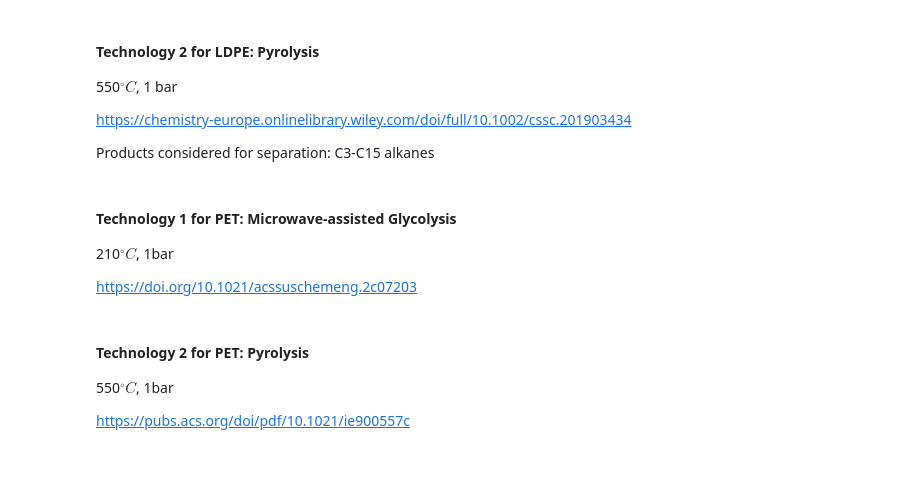
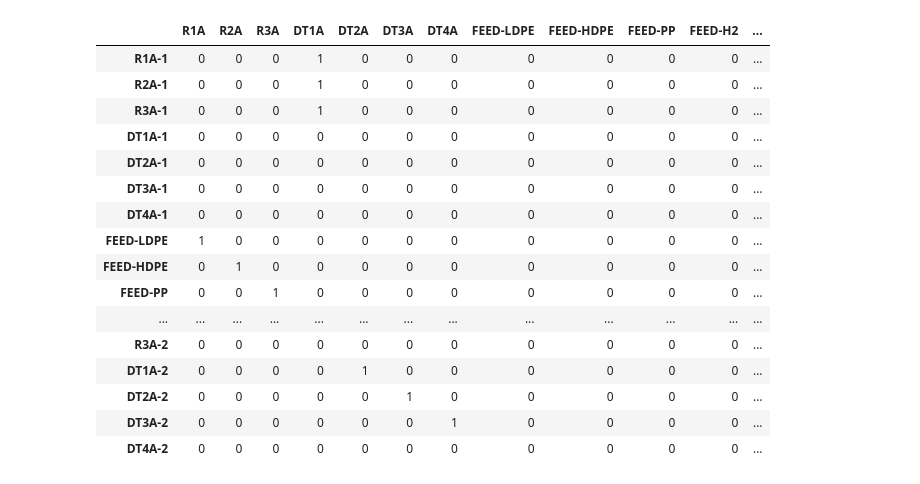
Before and after one commit to ZhifeiYL/Optimization-Notebook, a Jupyter notebook: superstructure/case_study/plastic_technology.ipynb, the cells around one changed output. Cells and saved outputs as stored; diff of their text form; code cells hidden in the pictures.

```diff
--- a/superstructure/case_study/plastic_technology.ipynb
+++ b/superstructure/case_study/plastic_technology.ipynb
@@ -39,20 +0,0 @@ Products considered for separation: C1-C20 alkanes
-# %% [markdown]
-#### Technology 2 for LDPE: Pyrolysis
-
-550$^{\circ}C$, 1 bar
-
-https://chemistry-europe.onlinelibrary.wiley.com/doi/full/10.1002/cssc.201903434
-
-Products considered for separation: C3-C15 alkanes
-# %% [markdown]
-#### Technology 1 for PET: Microwave-assisted Glycolysis
-
-210$^{\circ}C$, 1bar
-
-https://doi.org/10.1021/acssuschemeng.2c07203
-# %% [markdown]
-#### Technology 2 for PET: Pyrolysis
-
-550$^{\circ}C$, 1bar
-
-https://pubs.acs.org/doi/pdf/10.1021/ie900557c
@@ -58,0 +11,21 @@ https://pubs.acs.org/doi/pdf/10.1021/ie900557c
+# %%
+df = pd.read_csv("data/productive.csv", index_col=0)
+df
+# %% [output]
+|  | R1A | R2A | R3A | DT1A | DT2A | DT3A | DT4A | FEED-LDPE | FEED-HDPE | FEED-PP | FEED-H2 | ... |
+| R1A-1 | 0 | 0 | 0 | 1 | 0 | 0 | 0 | 0 | 0 | 0 | 0 | ... |
+| R2A-1 | 0 | 0 | 0 | 1 | 0 | 0 | 0 | 0 | 0 | 0 | 0 | ... |
+| R3A-1 | 0 | 0 | 0 | 1 | 0 | 0 | 0 | 0 | 0 | 0 | 0 | ... |
+| DT1A-1 | 0 | 0 | 0 | 0 | 0 | 0 | 0 | 0 | 0 | 0 | 0 | ... |
+| DT2A-1 | 0 | 0 | 0 | 0 | 0 | 0 | 0 | 0 | 0 | 0 | 0 | ... |
+| DT3A-1 | 0 | 0 | 0 | 0 | 0 | 0 | 0 | 0 | 0 | 0 | 0 | ... |
+| DT4A-1 | 0 | 0 | 0 | 0 | 0 | 0 | 0 | 0 | 0 | 0 | 0 | ... |
+| FEED-LDPE | 1 | 0 | 0 | 0 | 0 | 0 | 0 | 0 | 0 | 0 | 0 | ... |
+| FEED-HDPE | 0 | 1 | 0 | 0 | 0 | 0 | 0 | 0 | 0 | 0 | 0 | ... |
+| FEED-PP | 0 | 0 | 1 | 0 | 0 | 0 | 0 | 0 | 0 | 0 | 0 | ... |
+| ... | ... | ... | ... | ... | ... | ... | ... | ... | ... | ... | ... | ... |
+| R3A-2 | 0 | 0 | 0 | 0 | 0 | 0 | 0 | 0 | 0 | 0 | 0 | ... |
+| DT1A-2 | 0 | 0 | 0 | 0 | 1 | 0 | 0 | 0 | 0 | 0 | 0 | ... |
+| DT2A-2 | 0 | 0 | 0 | 0 | 0 | 1 | 0 | 0 | 0 | 0 | 0 | ... |
+| DT3A-2 | 0 | 0 | 0 | 0 | 0 | 0 | 1 | 0 | 0 | 0 | 0 | ... |
+| DT4A-2 | 0 | 0 | 0 | 0 | 0 | 0 | 0 | 0 | 0 | 0 | 0 | ... |
```
Also changed, not shown: parts of 27 cells of this notebook, 12 other files.
